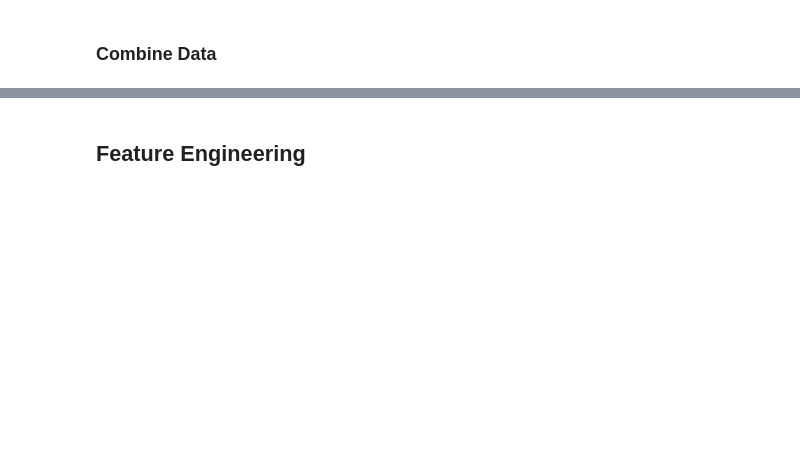
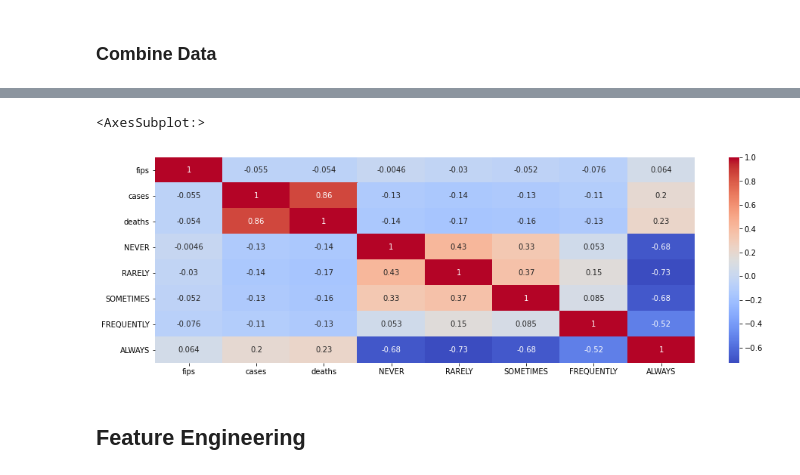
Before and after one commit to jtvkw2/Covid_Analysis, a Jupyter notebook: Covid Analysis.ipynb, the cells around one changed output, grey strips where cells are left out. Cells and saved outputs as stored; diff of their text form; code cells hidden in the pictures; blank space fills up the shorter version.

Commit message:
Combined datasets and ran basic analysis on combined data

```diff
--- a/Covid Analysis.ipynb
+++ b/Covid Analysis.ipynb
@@ -87,6 +87,8 @@ SOMETIMES     0
 FREQUENTLY    0
 ALWAYS        0
 dtype: int64
+# %%
+data_mask.rename(columns={'COUNTYFP': 'fips'}, inplace=True)
 # %%
 cols = data_mask.columns[:50]
 plt.figure(figsize = (16,5))
@@ -97,3 +99,6 @@ sns.heatmap(data_mask[cols].corr(), annot = True, cmap= 'coolwarm', fmt='.2g')
 # %% [markdown]
 <a id = "combine"></a>
 ### Combine Data
+# %%
+data = pd.merge(data_covid, data_mask, on=['fips'], how='left')
+data.head()
@@ -100,3 +112,10 @@ sns.heatmap(data_mask[cols].corr(), annot = True, cmap= 'coolwarm', fmt='.2g')
+# %%
+cols = data.columns[:50]
+plt.figure(figsize = (16,5))
+sns.heatmap(data[cols].corr(), annot = True, cmap= 'coolwarm', fmt='.2g')
+# %% [output]
+<AxesSubplot:>
+[figure, added]
 # %% [markdown]
 <a id = "feature"></a>
 ## Feature Engineering
```
Also changed, not shown: parts of 3 cells of this notebook.
